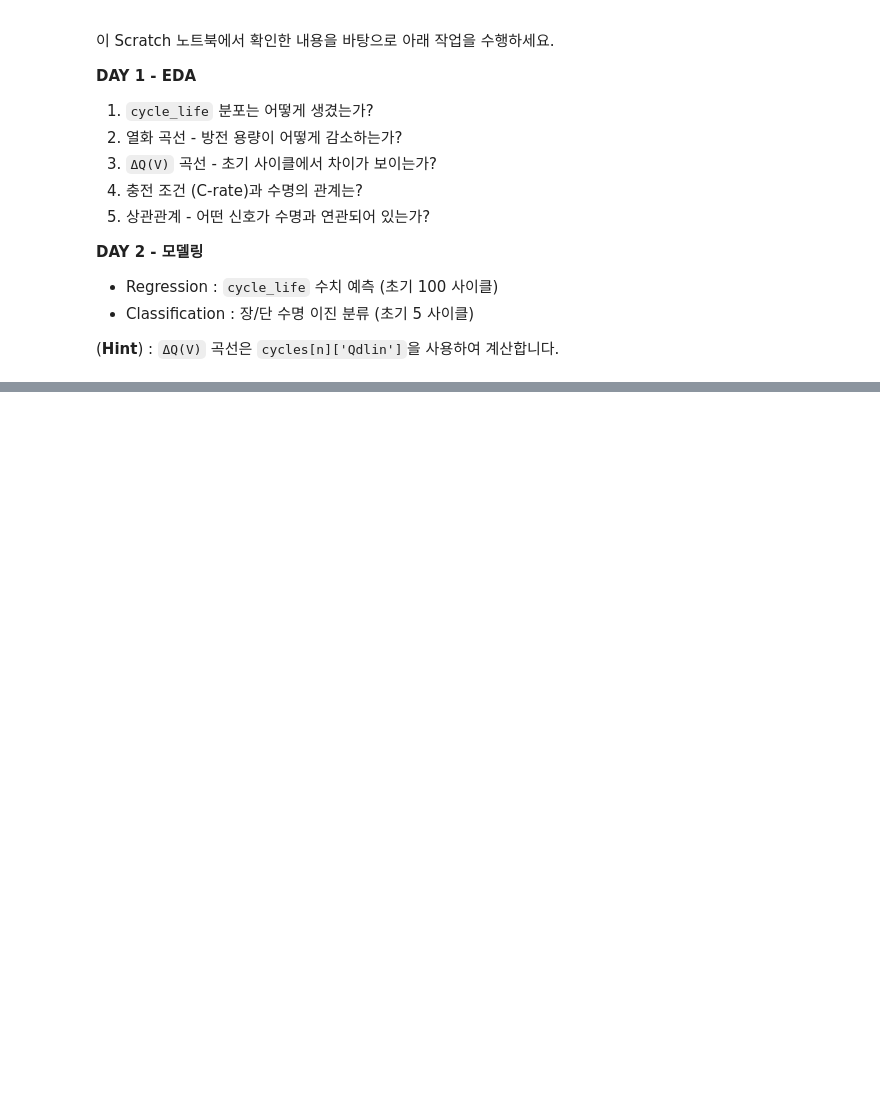
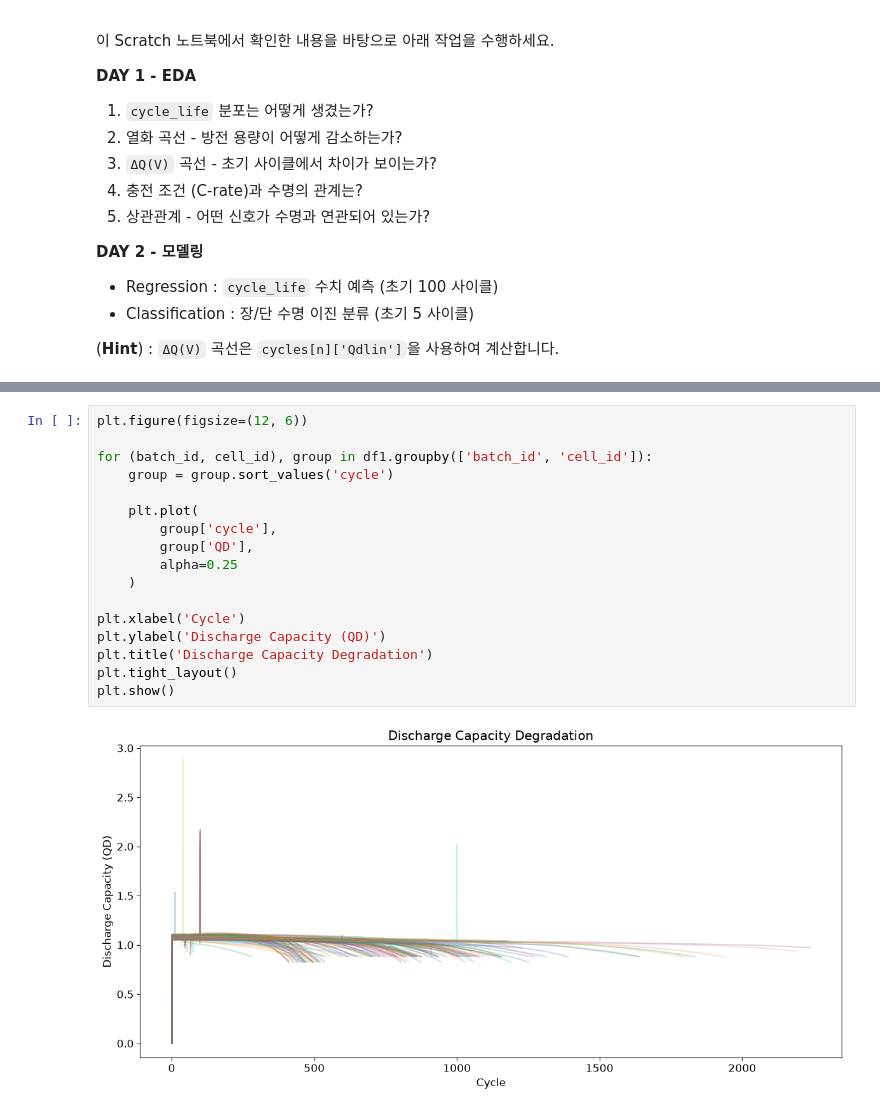
Before and after one commit to luk0715/skala-ds-mini-project, a Jupyter notebook: notebooks/main.ipynb, the cells around one changed output, grey strips where cells are left out. Saved outputs shown, nothing was run; the diff lists cells and outputs as text; blank space fills up the shorter version.

```diff
--- a/notebooks/main.ipynb
+++ b/notebooks/main.ipynb
@@ -688,0 +1244,19 @@ print(cycle_life_df['cycle_life'].describe().round(1))
+# %%
+plt.figure(figsize=(12, 6))
+
+for (batch_id, cell_id), group in df1.groupby(['batch_id', 'cell_id']):
+    group = group.sort_values('cycle')
+
+    plt.plot(
+        group['cycle'],
+        group['QD'],
+        alpha=0.25
+    )
+
+plt.xlabel('Cycle')
+plt.ylabel('Discharge Capacity (QD)')
+plt.title('Discharge Capacity Degradation')
+plt.tight_layout()
+plt.show()
+# %% [output]
+[figure, added]
```
Also changed, not shown: parts of 36 cells of this notebook.
